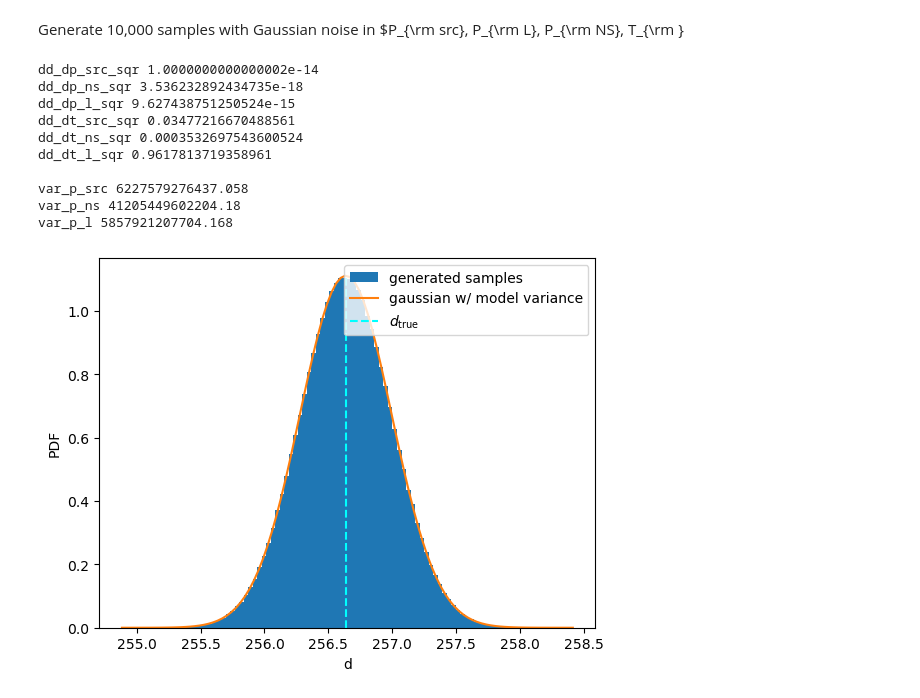
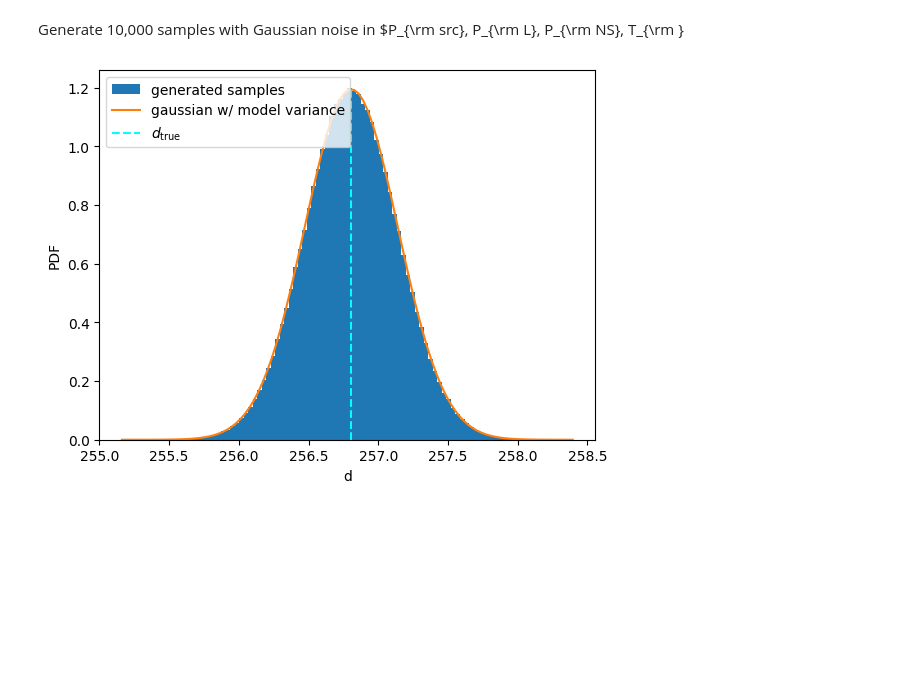
Before and after one commit to RHINO-Experiment/rhino-cal, a Jupyter notebook: data_noise_investigation.ipynb, the cells around one changed output. Drawn from its saved outputs; the diff is of its cells as text; code cells hidden in the pictures; blank space fills up the shorter version.

Commit message:
Developed noise investigation

```diff
--- a/data_noise_investigation.ipynb
+++ b/data_noise_investigation.ipynb
@@ -73,34 +83,50 @@ d_meas = noise_wave_gcr.construct_new_data_i(p_src_meas,
 # %%
 def gaussian(x, mu, sig):
     return (1.0 / (np.sqrt(2.0 * np.pi) * sig) * np.exp(-np.power((x - mu) / sig, 2.0) / 2)
     )
 
-expected_variance = noise_wave_gcr.quadrature_data_variance_new(p_src, p_l, p_ns, T_src, T_l, T_ns, gamma_rec, gamma_src, t_int, delta_nu,
-                                                                 temp_sens_variance)
 
+
+expected_variance = quadrature_data_variance_calc_corrected(p_src=p_src,
+                                                            p_l=p_l,
+                                                            p_ns=p_ns,
+                                                            t_l=T_l,
+                                                            t_ns=T_ns,
+                                                            gamma_rec=gamma_rec,
+                                                            gamma_l=gamma_l,
+                                                            gamma_ns=gamma_ns,
+                                                            gamma_src=gamma_src,
+                                                            t_int_p_src=t_int,
+                                                            t_int_p_l=t_int,
+                                                            t_int_p_ns=t_int,
+                                                            delta_nu=delta_nu,
+                                                            temp_sens_variance=temp_sens_variance)
+
+# expected_variance = quadrature_data_variance_calc(p_src=p_src,
+#                                                             p_l=p_l,
+#                                                             p_ns=p_ns,
+#                                                             t_l=T_l,
+#                                                             t_ns=T_ns,
+#                                                             gamma_rec=gamma_rec,
+#                                                             gamma_src=gamma_src,
+#                                                             t_int_p_src=t_int,
+#                                                             t_int_p_l=t_int,
+#                                                             t_int_p_ns=t_int,
+#                                                             delta_nu=delta_nu,
+#                                                             temp_sens_variance=temp_sens_variance)
 
 x_axis = np.linspace(np.min(d_meas), np.max(d_meas), 100)
 y_max = np.max(gaussian(x_axis, d_true, sig=np.sqrt(expected_variance)))
 
 plt.hist(d_meas, 100, density=True, label='generated samples')
 plt.plot(x_axis, gaussian(x_axis, d_true, sig=np.sqrt(expected_variance)), label='gaussian w/ model variance')
 plt.vlines(x=d_true, ymin=0, ymax=y_max, colors='cyan', linestyles='--', label=r"$d_{\rm true}$")
 plt.ylabel('PDF')
 plt.xlabel('d')
 plt.legend()
 plt.show()
 # %% [output]
-dd_dp_src_sqr 1.0000000000000002e-14
-dd_dp_ns_sqr 3.536232892434735e-18
-dd_dp_l_sqr 9.627438751250524e-15
-dd_dt_src_sqr 0.03477216670488561
-dd_dt_ns_sqr 0.0003532697543600524
-dd_dt_l_sqr 0.9617813719358961
-
-var_p_src 6227579276437.058
-var_p_ns 41205449602204.18
-var_p_l 5857921207704.168
-[figure, old version]
+[figure, new version]
 # %%
 print('sample median: ', np.median(d_meas))
 print('sample mean: ', np.mean(d_meas))
```
Also changed, not shown: parts of 9 cells of this notebook, 5 other files.
